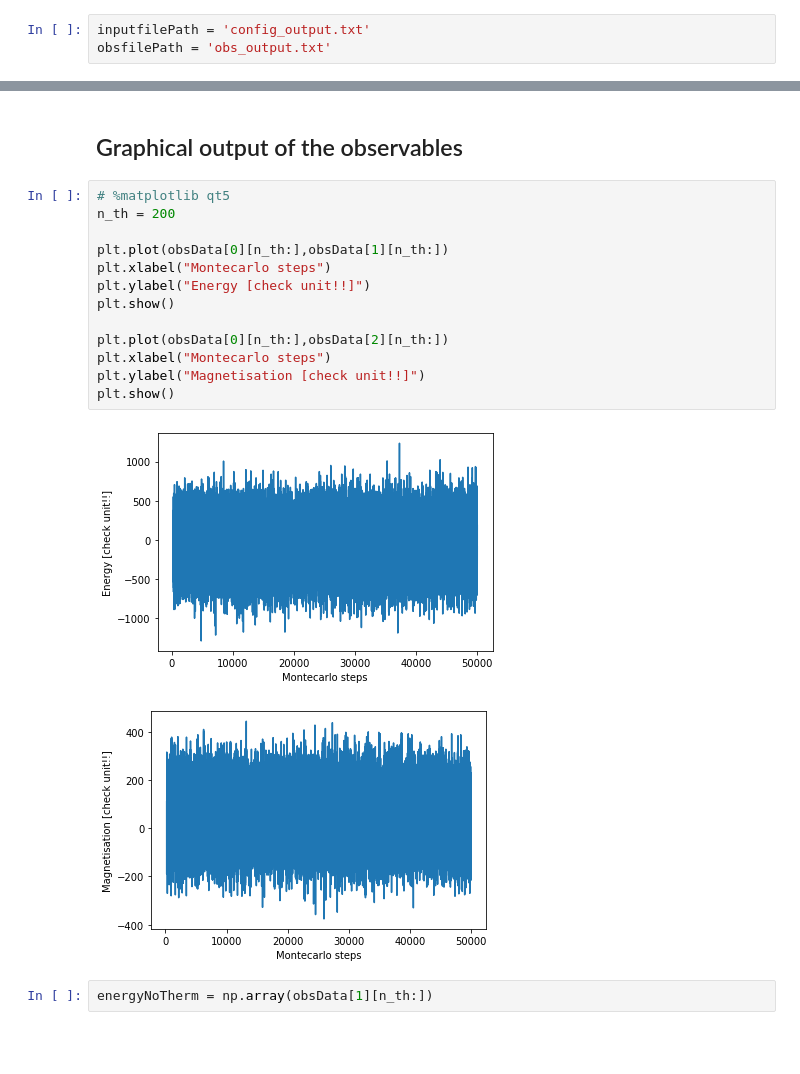
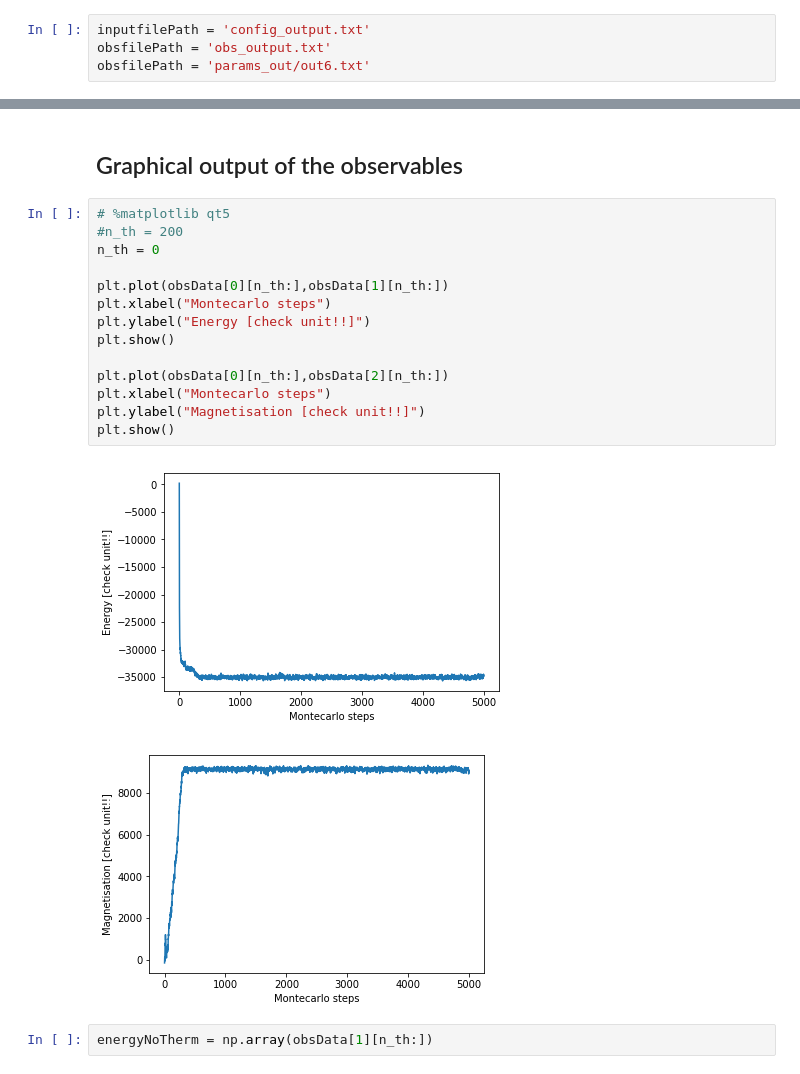
Before and after one commit to tisabe/MCising, a Jupyter notebook: animation-1d.ipynb, the cells around one changed output, grey strips where cells are left out. Cells and saved outputs as stored; diff of their text form; blank space fills up the shorter version.

Commit message:
fixed run and ran parameters with 5000 steps

```diff
--- a/animation-1d.ipynb
+++ b/animation-1d.ipynb
@@ -14,6 +14,7 @@ import scipy.optimize as opt
 # %%
 inputfilePath = 'config_output.txt'
 obsfilePath = 'obs_output.txt'
+obsfilePath = 'params_out/out6.txt'
 # %% [markdown]
 ## Read the data from the files and save it in lists of floats
 # %%
@@ -39,20 +40,21 @@ with open(obsfilePath,'r') as obsfile:
 ## Graphical output of the observables
 # %%
 # %matplotlib qt5
-n_th = 200
+#n_th = 200
+n_th = 0
 
 plt.plot(obsData[0][n_th:],obsData[1][n_th:])
 plt.xlabel("Montecarlo steps")
 plt.ylabel("Energy [check unit!!]")
 plt.show()
 
 plt.plot(obsData[0][n_th:],obsData[2][n_th:])
 plt.xlabel("Montecarlo steps")
 plt.ylabel("Magnetisation [check unit!!]")
 plt.show()
 # %% [output]
-[figure, old version]
+[figure, new version]
-[figure, old version]
+[figure, new version]
 # %%
 energyNoTherm = np.array(obsData[1][n_th:])
 # %%
```
Also changed, not shown: parts of 1 cell of this notebook, 15 other files.
